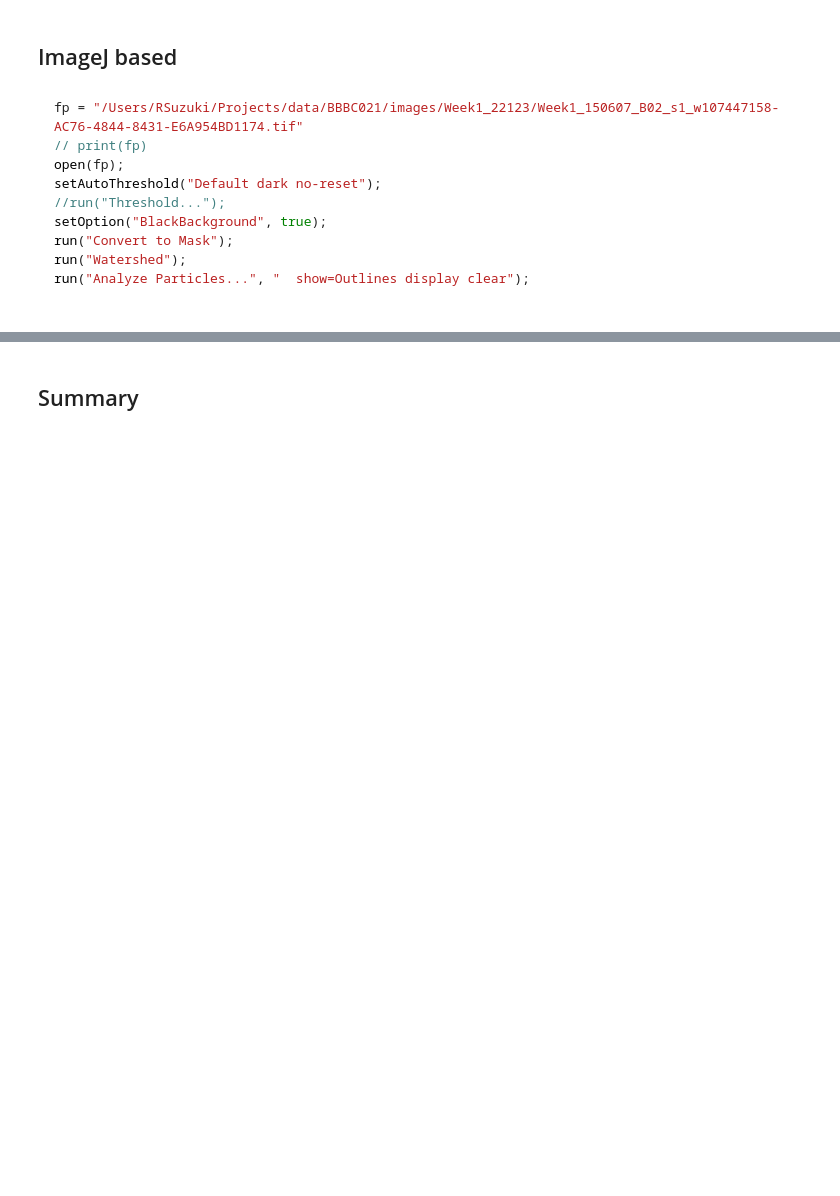
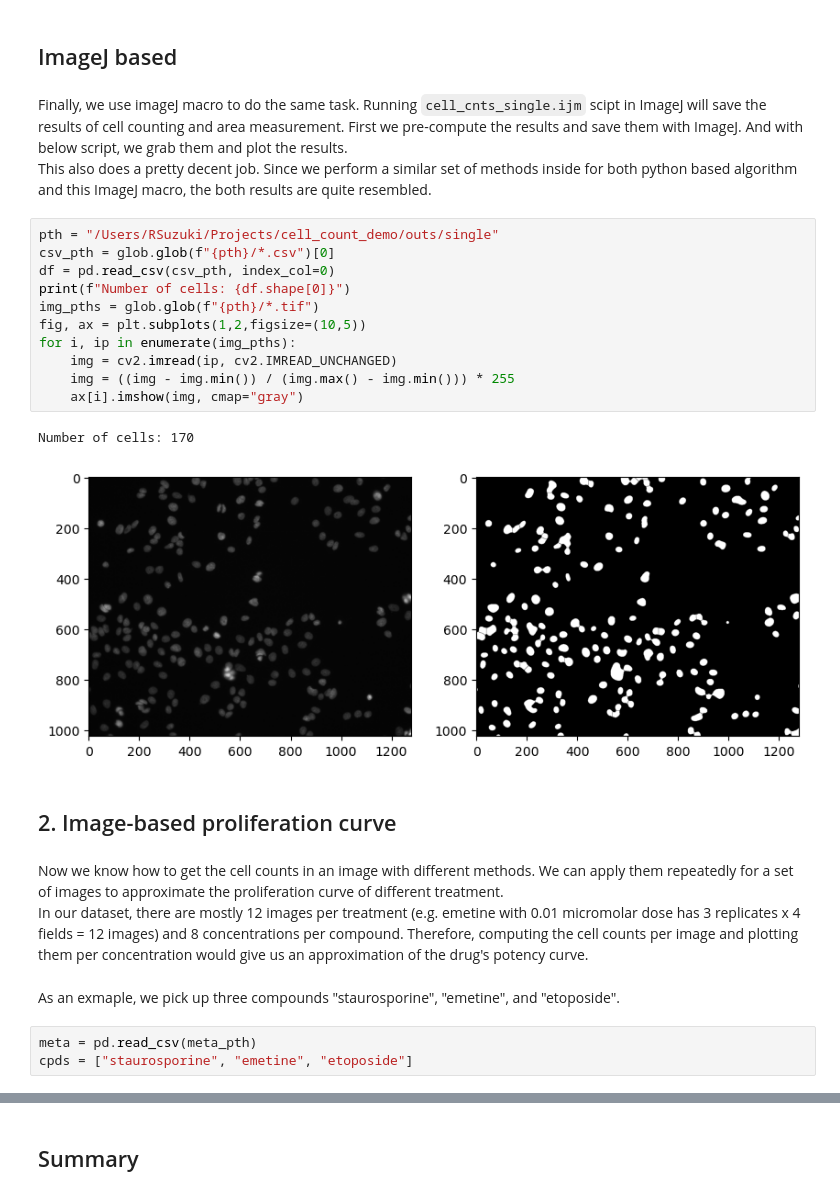
Before and after one commit to rsuzuki-cs/cell_count_demo, a Jupyter notebook: cell_count_demo.ipynb, the cells around one changed output, grey strips where cells are left out. Cells and saved outputs as stored; diff of their text form; blank space fills up the shorter version.

````diff
--- a/cell_count_demo.ipynb
+++ b/cell_count_demo.ipynb
@@ -102,15 +107,29 @@ plt.show()
 # %% [markdown]
 ## ImageJ based
-# %% [markdown]
-```java
-fp = "/Users/RSuzuki/Projects/data/BBBC021/images/Week1_22123/Week1_150607_B02_s1_w107447158-AC76-4844-8431-E6A954BD1174.tif"
-// print(fp)
-open(fp);
-setAutoThreshold("Default dark no-reset");
-//run("Threshold...");
-setOption("BlackBackground", true);
-run("Convert to Mask");
-run("Watershed");
-run("Analyze Particles...", "  show=Outlines display clear");
-
-```
+# %% [markdown]
+Finally, we use imageJ macro to do the same task. Running `cell_cnts_single.ijm` scipt in ImageJ will save the results of cell counting and area measurement. First we pre-compute the results and save them with ImageJ. And with below script, we grab them and plot the results.<br>
+This also does a pretty decent job. Since we perform a similar set of methods inside for both python based algorithm and this ImageJ macro, the both results are quite resembled.
+# %%
+pth = "/Users/RSuzuki/Projects/cell_count_demo/outs/single"
+csv_pth = glob.glob(f"{pth}/*.csv")[0]
+df = pd.read_csv(csv_pth, index_col=0)
+print(f"Number of cells: {df.shape[0]}")
+img_pths = glob.glob(f"{pth}/*.tif")
+fig, ax = plt.subplots(1,2,figsize=(10,5))
+for i, ip in enumerate(img_pths):
+    img = cv2.imread(ip, cv2.IMREAD_UNCHANGED)
+    img = ((img - img.min()) / (img.max() - img.min())) * 255
+    ax[i].imshow(img, cmap="gray")
+# %% [output]
+Number of cells: 170
+[figure, added]
+# %% [markdown]
+## 2. Image-based proliferation curve
+# %% [markdown]
+Now we know how to get the cell counts in an image with different methods. We can apply them repeatedly for a set of images to approximate the proliferation curve of different treatment.<br>
+In our dataset, there are mostly 12 images per treatment (e.g. emetine with 0.01 micromolar dose has 3 replicates x 4 fields = 12 images) and 8 concentrations per compound. Therefore, computing the cell counts per image and plotting them per concentration would give us an approximation of the drug's potency curve.
+# %% [markdown]
+As an exmaple, we pick up three compounds "staurosporine", "emetine", and "etoposide".
+# %%
+meta = pd.read_csv(meta_pth)
+cpds = ["staurosporine", "emetine", "etoposide"]
````
Also changed, not shown: parts of 42 cells of this notebook, 6 other files.
